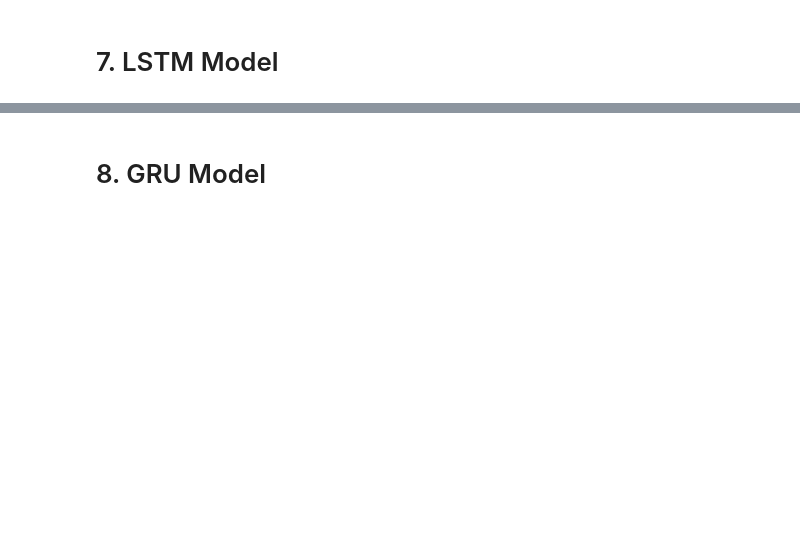
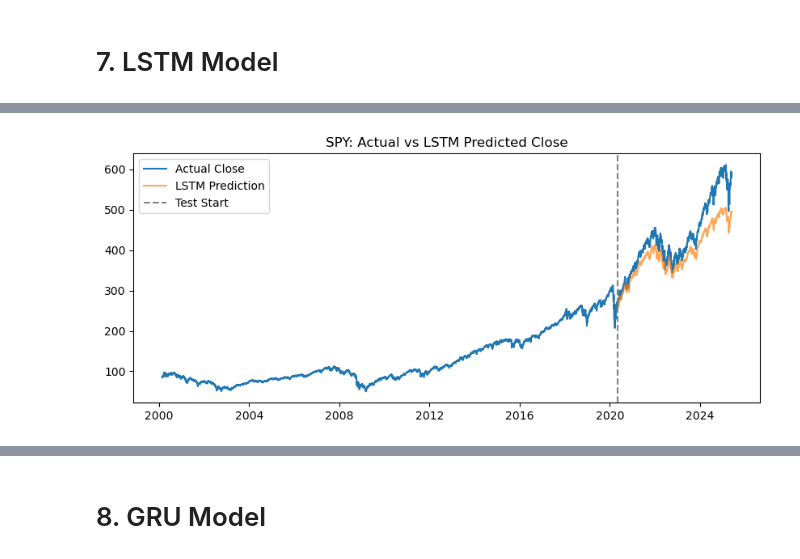
Before and after one commit to MingK5/StockPricePredictionML, a Jupyter notebook: Group2.ipynb, the cells around one changed output, grey strips where cells are left out. Drawn from its saved outputs; the diff is of its cells as text; code cells hidden in the pictures; blank space fills up the shorter version.

Commit message:
Include revised LSTM

```diff
--- a/Group2.ipynb
+++ b/Group2.ipynb
@@ -750,0 +766,92 @@ KeyboardInterrupt:
+# %%
+from collections import deque
+import numpy as np
+import pandas as pd
+import matplotlib.pyplot as plt
+from sklearn.preprocessing import MinMaxScaler
+from sklearn.metrics import mean_absolute_error, mean_squared_error, r2_score
+from tensorflow.keras.models import Sequential
+from tensorflow.keras.layers import LSTM, Dense, Dropout
+from tensorflow.keras.optimizers import Adam
+
+# 1) LSTM settings
+timesteps = 100
+train_frac = 0.8
+epochs = 10
+batch_size = 64
+
+# 2) Build a fresh LSTM model
+def build_model(n_features):
+    m = Sequential([
+        LSTM(64, input_shape=(timesteps, n_features)),
+        Dropout(0.2),
+        Dense(16, activation='relu'),
+        Dense(1)
+    ])
+    m.compile(optimizer=Adam(0.001), loss='mse')
+    return m
+
+# 3) Loop over tickers
+for ticker in ['SPY', 'QQQ', 'DIA']:
+    print(f"\n\n=== {ticker} ===")
+    df = data[ticker].copy()
+    df['TargetClose'] = df['Close'].shift(-1)
+    df.dropna(subset=['TargetClose'], inplace=True)
+
+    X = df[features].values
+    y = df['TargetClose'].values
+    dates = df.index
+    N = len(df)
+    split = int(train_frac * N)
+
+    # 4) Scale on training block
+    feat_scaler = MinMaxScaler().fit(X[:split])
+    targ_scaler = MinMaxScaler().fit(y[:split].reshape(-1,1))
+    Xs = feat_scaler.transform(X)
+    ys = targ_scaler.transform(y.reshape(-1,1)).ravel()
+
+    # 5) Build sequences for training
+    X_train_seq, y_train_seq = [], []
+    for i in range(timesteps, split):
+        X_train_seq.append(Xs[i-timesteps:i])
+        y_train_seq.append(ys[i])
+    X_train_seq = np.array(X_train_seq)
+    y_train_seq = np.array(y_train_seq)
+
+    # 6) Train once
+    model = build_model(X.shape[1])
+    model.fit(X_train_seq, y_train_seq, epochs=epochs, batch_size=batch_size, verbose=1)
+
+    # 7) Walk-forward forecasting without retraining
+    window = deque(Xs[split-timesteps:split], maxlen=timesteps)
+    preds, trues, pred_dates = [], [], []
+
+    for i in range(split, N):
+        x_in = np.array(window).reshape(1, timesteps, X.shape[1])
+        y_pred_s = model.predict(x_in, verbose=0)[0,0]
+        y_pred = targ_scaler.inverse_transform([[y_pred_s]])[0,0]
+
+        preds.append(y_pred)
+        trues.append(df['Close'].iloc[i])
+        pred_dates.append(dates[i])
+
+        # update window with actual day's scaled features
+        window.append(Xs[i])
+
+    # 8) Compute metrics
+    mae  = mean_absolute_error(trues, preds)
+    mse  = mean_squared_error(trues, preds)
+    rmse = np.sqrt(mse)
+    r2   = r2_score(trues, preds)
+    print(f"MAE: {mae:.4f}, MSE: {mse:.4f}, RMSE: {rmse:.4f}, R²: {r2:.4f}")
+
+    # 9) Plot
+    pred_series = pd.Series(preds, index=pred_dates)
+    plt.figure(figsize=(10,4))
+    plt.plot(df['Close'], label='Actual Close')
+    plt.plot(pred_series, label='LSTM Prediction', alpha=0.7)
+    plt.axvline(dates[split], color='gray', linestyle='--', label='Test Start')
+    plt.title(f"{ticker}: Actual vs LSTM Predicted Close")
+    plt.legend()
+    plt.show()
+# %% [output]
@@ -750,0 +875 @@ KeyboardInterrupt:
+[figure, added]
```
Also changed, not shown: parts of 7 cells of this notebook.
